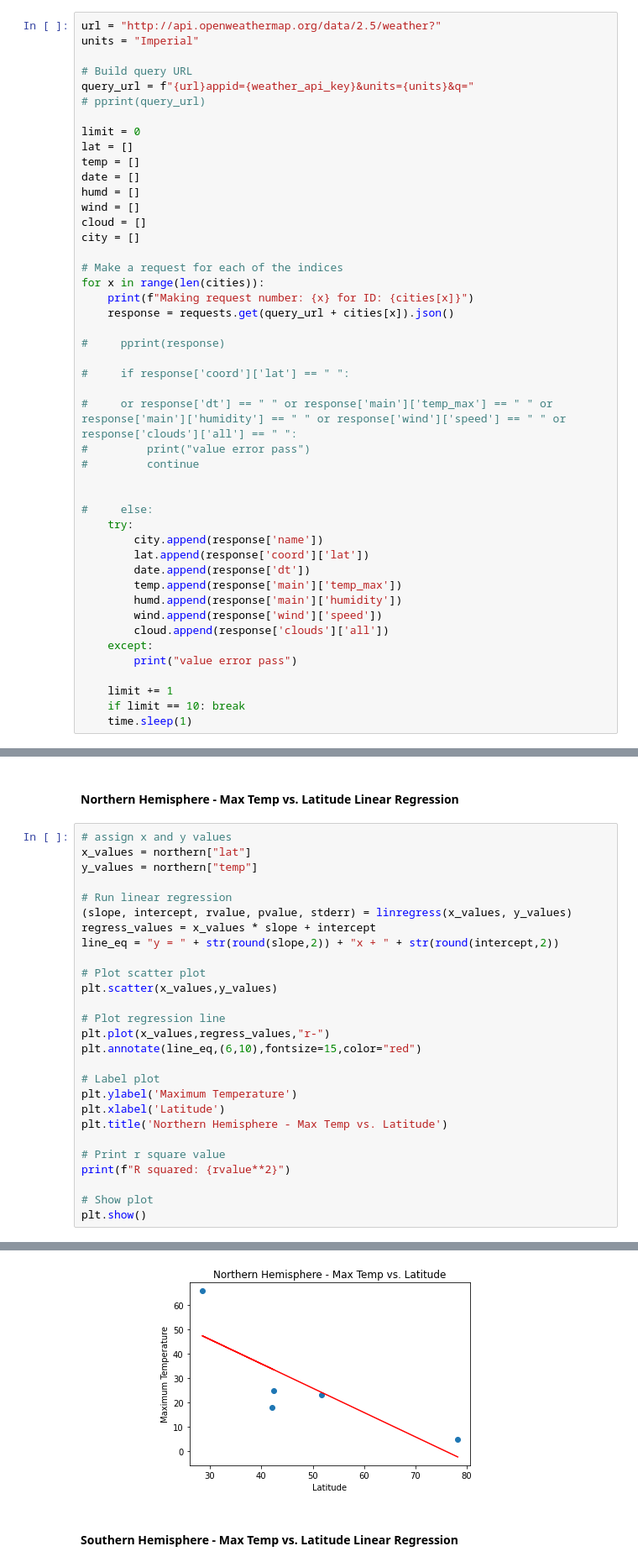
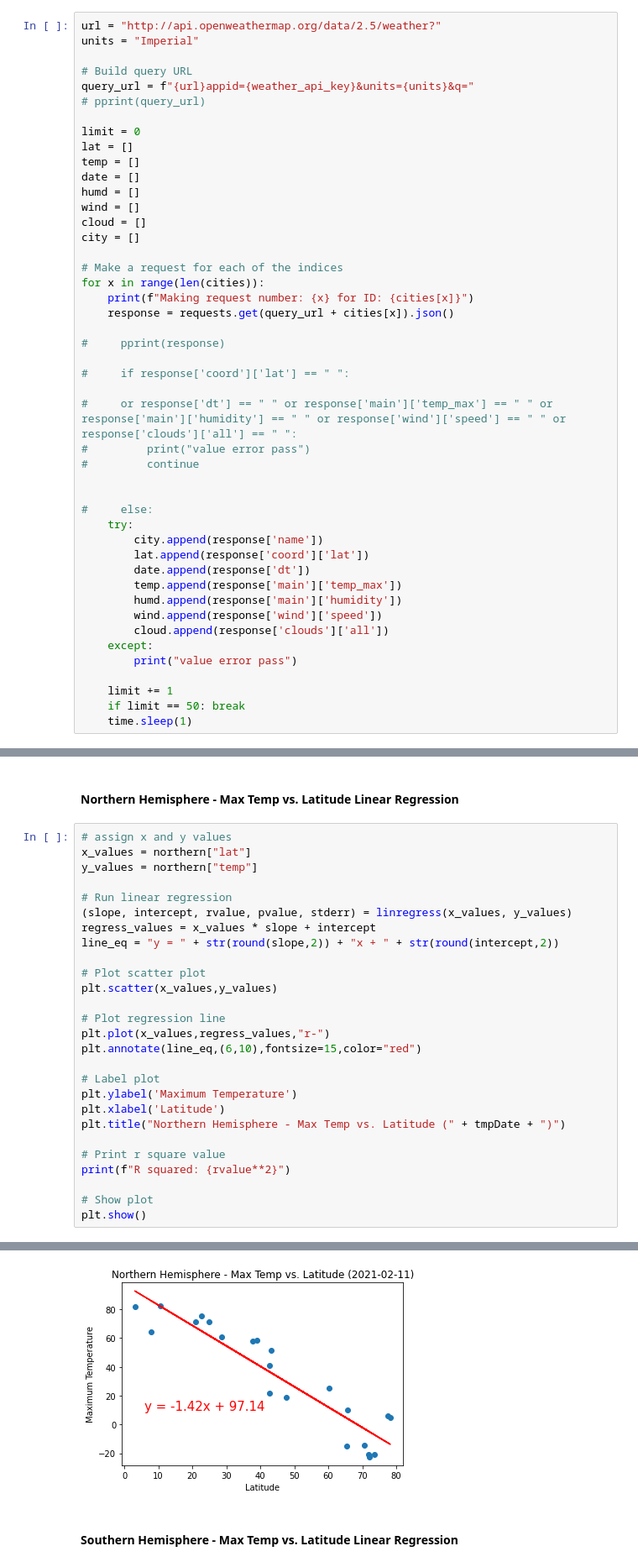
Before and after one commit to tonju27/python-api-challenge, a Jupyter notebook: WeatherPy/WeatherPy.ipynb, the cells around one changed output, grey strips where cells are left out. Shown: that part at 84% size. Saved outputs shown, nothing was run; the diff lists cells and outputs as text.

```diff
--- a/WeatherPy/WeatherPy.ipynb
+++ b/WeatherPy/WeatherPy.ipynb
@@ -99,6 +100,6 @@ for x in range(len(cities)):
         print("value error pass")
 
     limit += 1
-    if limit == 10: break
+    if limit == 50: break
     time.sleep(1)
 # %% [output]
@@ -282,7 +292,7 @@ plt.annotate(line_eq,(6,10),fontsize=15,color="red")
 # Label plot
 plt.ylabel('Maximum Temperature')
 plt.xlabel('Latitude')
-plt.title('Northern Hemisphere - Max Temp vs. Latitude')
+plt.title("Northern Hemisphere - Max Temp vs. Latitude (" + tmpDate + ")")
 
 # Print r square value
 print(f"R squared: {rvalue**2}")
@@ -294,4 +304,4 @@ R squared: 0.65617139104251
-[figure, old version]
+[figure, new version]
 # %% [markdown]
 ####  Southern Hemisphere - Max Temp vs. Latitude Linear Regression
 # %%
```
Also changed, not shown: parts of 18 cells of this notebook, 6 other files.
